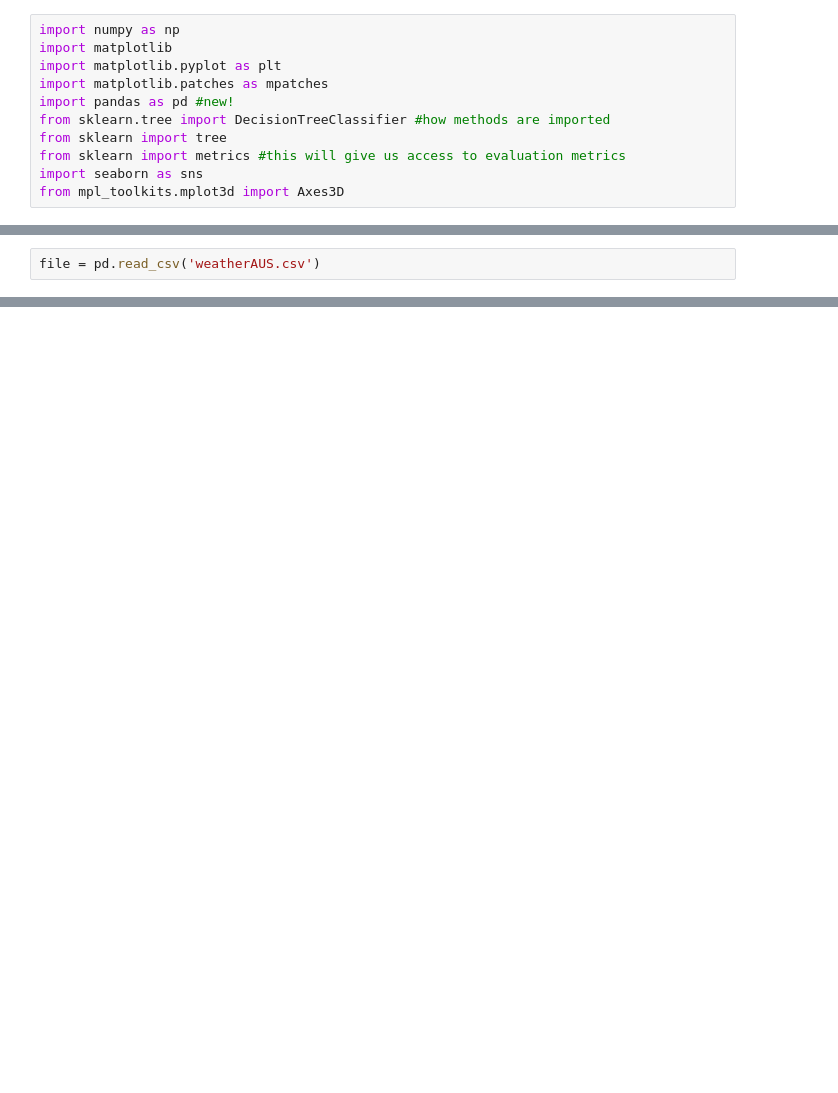
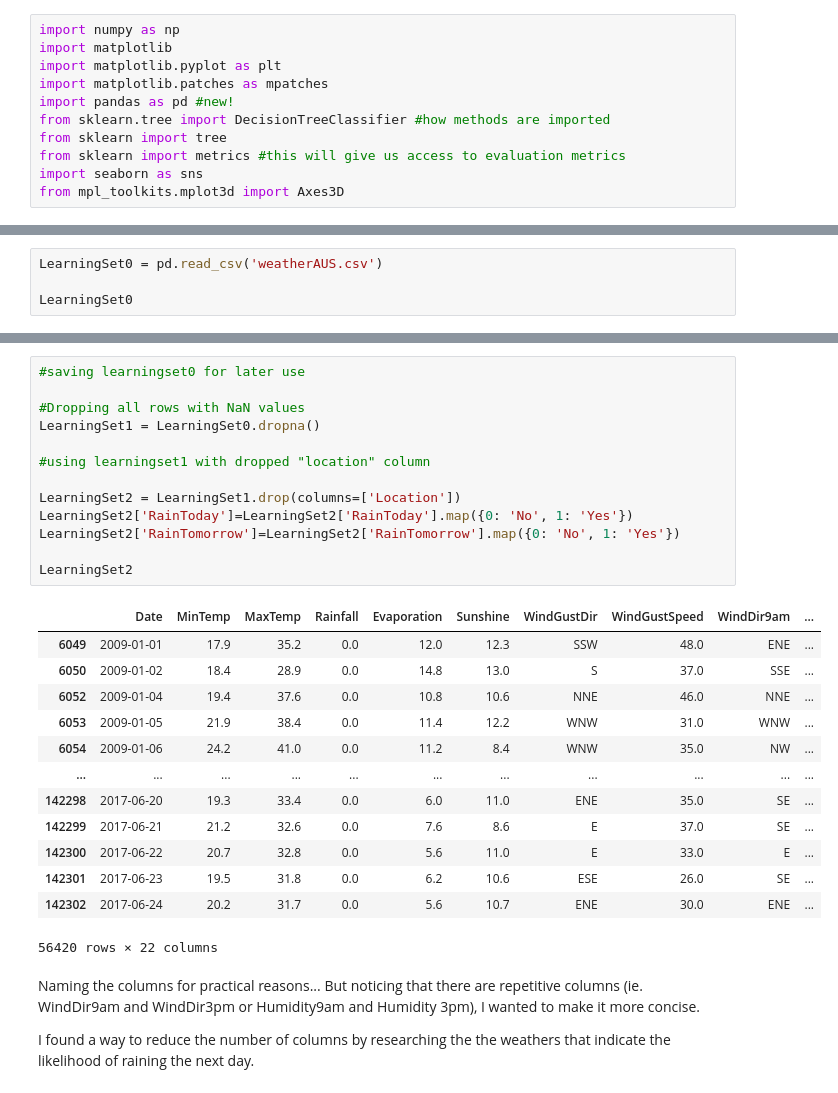
Before and after one commit to seoserang/phys255ml, a Jupyter notebook: kNN and Decision Tree Algorithm/Phys255Assignment2.ipynb, the cells around one changed output, grey strips where cells are left out. Cells and saved outputs as stored; diff of their text form; blank space fills up the shorter version.

```diff
--- a/kNN and Decision Tree Algorithm/Phys255Assignment2.ipynb
+++ b/kNN and Decision Tree Algorithm/Phys255Assignment2.ipynb
@@ -12,2 +39,4 @@ from mpl_toolkits.mplot3d import Axes3D
 # %%
-file = pd.read_csv('weatherAUS.csv')
+LearningSet0 = pd.read_csv('weatherAUS.csv')
+
+LearningSet0
@@ -29,0 +74,32 @@ file
+# %%
+#saving learningset0 for later use
+
+#Dropping all rows with NaN values
+LearningSet1 = LearningSet0.dropna()
+
+#using learningset1 with dropped "location" column
+
+LearningSet2 = LearningSet1.drop(columns=['Location'])
+LearningSet2['RainToday']=LearningSet2['RainToday'].map({0: 'No', 1: 'Yes'})
+LearningSet2['RainTomorrow']=LearningSet2['RainTomorrow'].map({0: 'No', 1: 'Yes'})
+
+LearningSet2
+# %% [output]
+|  | Date | MinTemp | MaxTemp | Rainfall | Evaporation | Sunshine | WindGustDir | WindGustSpeed | WindDir9am | ... |
+| 6049 | 2009-01-01 | 17.9 | 35.2 | 0.0 | 12.0 | 12.3 | SSW | 48.0 | ENE | ... |
+| 6050 | 2009-01-02 | 18.4 | 28.9 | 0.0 | 14.8 | 13.0 | S | 37.0 | SSE | ... |
+| 6052 | 2009-01-04 | 19.4 | 37.6 | 0.0 | 10.8 | 10.6 | NNE | 46.0 | NNE | ... |
+| 6053 | 2009-01-05 | 21.9 | 38.4 | 0.0 | 11.4 | 12.2 | WNW | 31.0 | WNW | ... |
+| 6054 | 2009-01-06 | 24.2 | 41.0 | 0.0 | 11.2 | 8.4 | WNW | 35.0 | NW | ... |
+| ... | ... | ... | ... | ... | ... | ... | ... | ... | ... | ... |
+| 142298 | 2017-06-20 | 19.3 | 33.4 | 0.0 | 6.0 | 11.0 | ENE | 35.0 | SE | ... |
+| 142299 | 2017-06-21 | 21.2 | 32.6 | 0.0 | 7.6 | 8.6 | E | 37.0 | SE | ... |
+| 142300 | 2017-06-22 | 20.7 | 32.8 | 0.0 | 5.6 | 11.0 | E | 33.0 | E | ... |
+| 142301 | 2017-06-23 | 19.5 | 31.8 | 0.0 | 6.2 | 10.6 | ESE | 26.0 | SE | ... |
+| 142302 | 2017-06-24 | 20.2 | 31.7 | 0.0 | 5.6 | 10.7 | ENE | 30.0 | ENE | ... |
+56420 rows × 22 columns
+# %% [markdown]
+Naming the columns for practical reasons...
+But noticing that there are repetitive columns (ie. WindDir9am and WindDir3pm or Humidity9am and Humidity 3pm), I wanted to make it more concise.
+
+I found a way to reduce the number of columns by researching the the weathers that indicate the likelihood of raining the next day.
```
Also changed, not shown: parts of 12 cells of this notebook, 1 other file.
